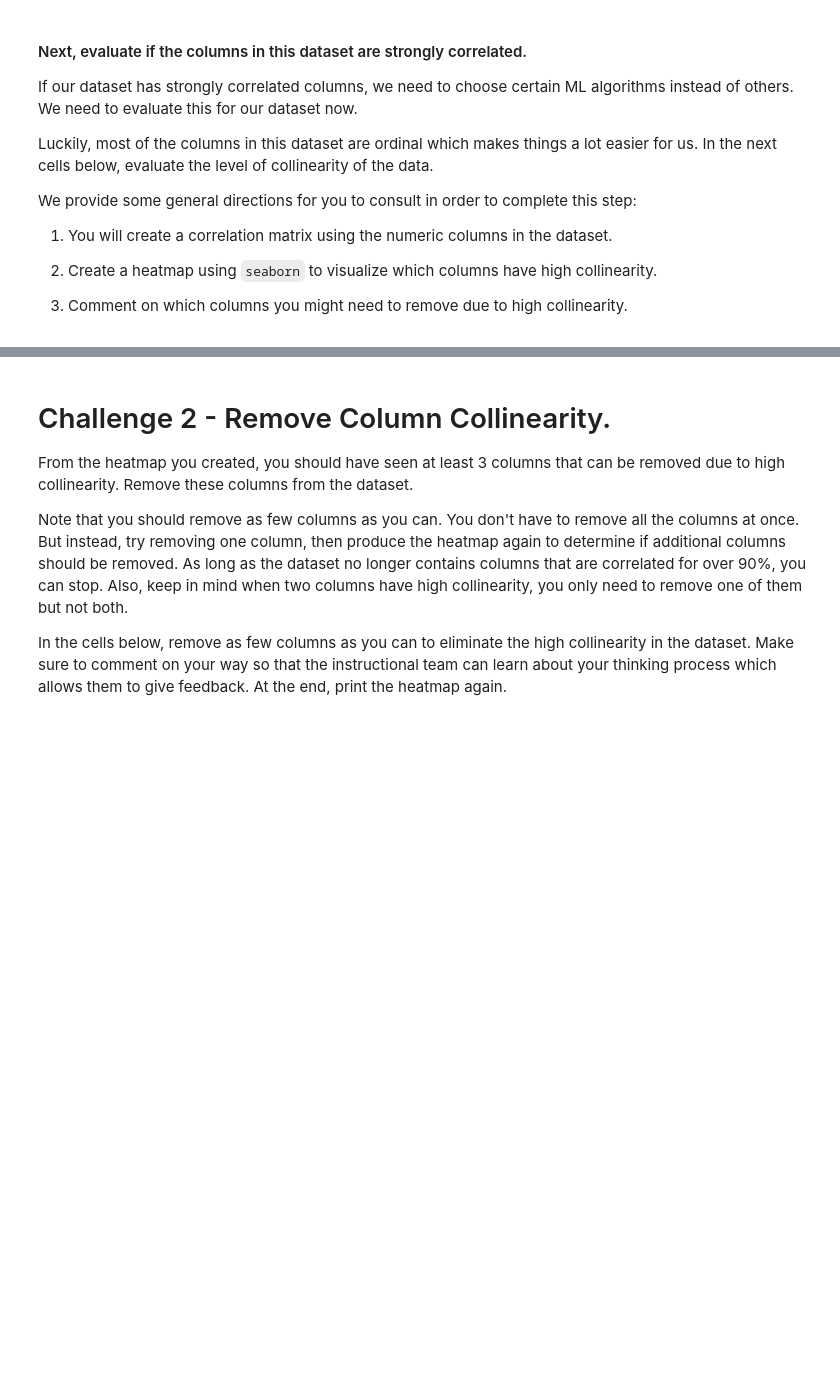
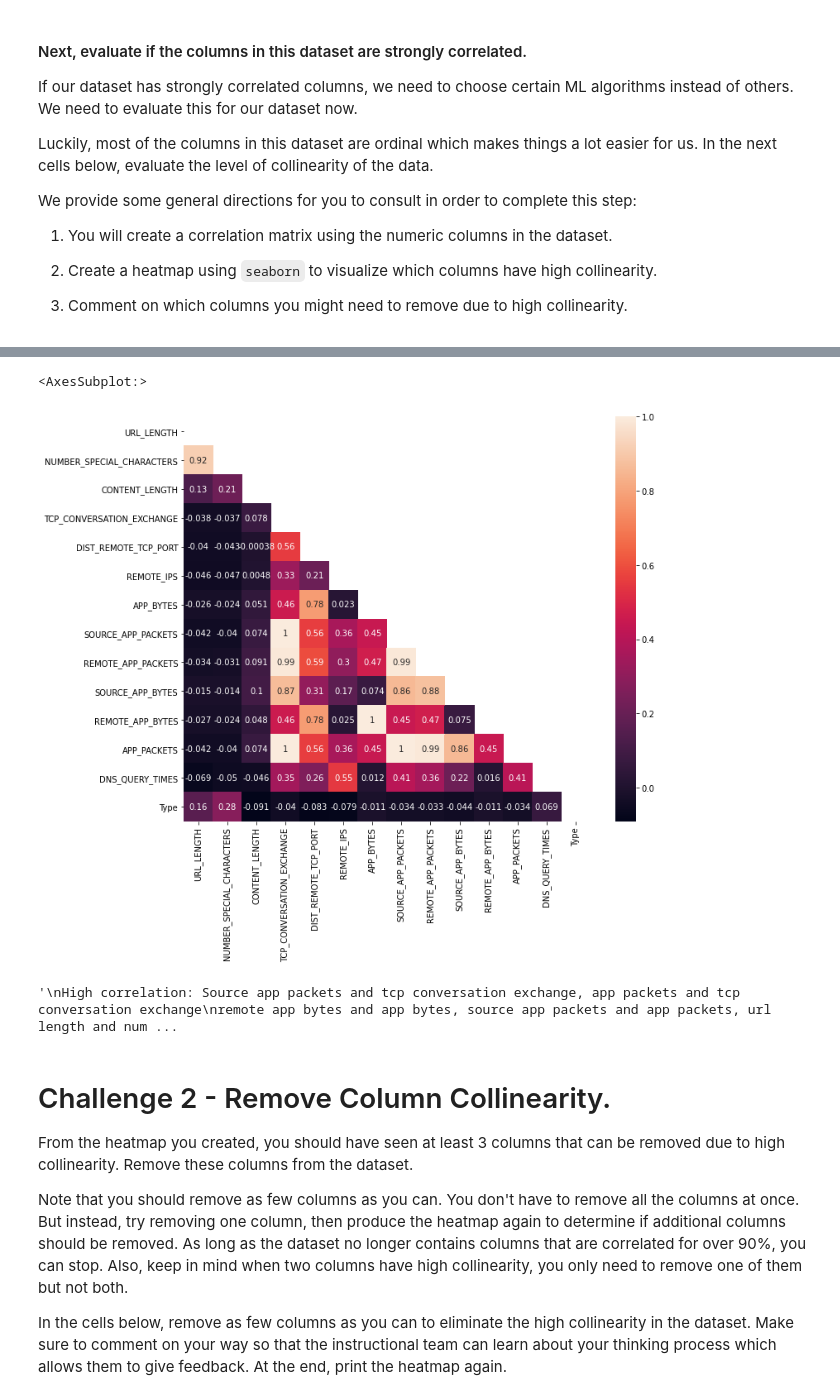
Before and after one commit to ta-data-remote/lab-supervised-learning, a Jupyter notebook: your-code/main.ipynb, the cells around one changed output, grey strips where cells are left out. Cells and saved outputs as stored; diff of their text form; code cells hidden in the pictures; blank space fills up the shorter version.

```diff
--- a/your-code/main.ipynb
+++ b/your-code/main.ipynb
@@ -56,0 +81,3 @@ We provide some general directions for you to consult in order to complete this
+# %%
+numeric = websites.select_dtypes(include=['int64', 'float64'])
+numeric
@@ -57,3 +98,20 @@ We provide some general directions for you to consult in order to complete this
+# %%
+plt.figure(figsize=(11, 9))
+corr = numeric.corr()
+mask = np.zeros_like(corr)
+mask[np.triu_indices_from(mask)] = True
+sns.heatmap(corr, annot=True, mask=mask)
+# %% [output]
+<AxesSubplot:>
+[figure, added]
+# %%
+'''
+High correlation: Source app packets and tcp conversation exchange, app packets and tcp conversation exchange
+remote app bytes and app bytes, source app packets and app packets, url length and number special characters.
+Negative values all have very low correlations.
+'''
+# %% [output]
+'\nHigh correlation: Source app packets and tcp conversation exchange, app packets and tcp conversation exchange\nremote app bytes and app bytes, source app packets and app packets, url length and num ...
 # %% [markdown]
 # Challenge 2 - Remove Column Collinearity.
 
```
Also changed, not shown: parts of 86 cells of this notebook.
